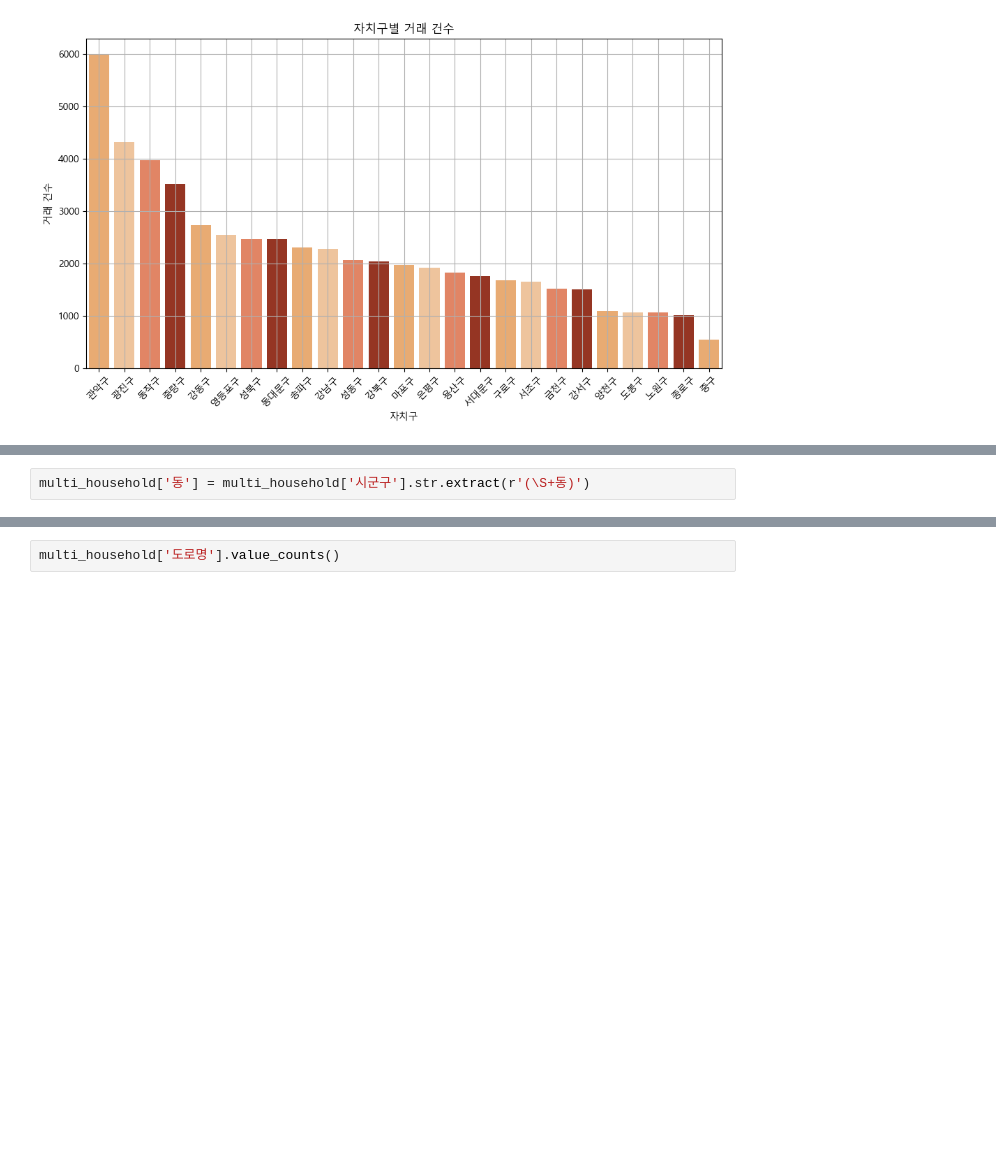
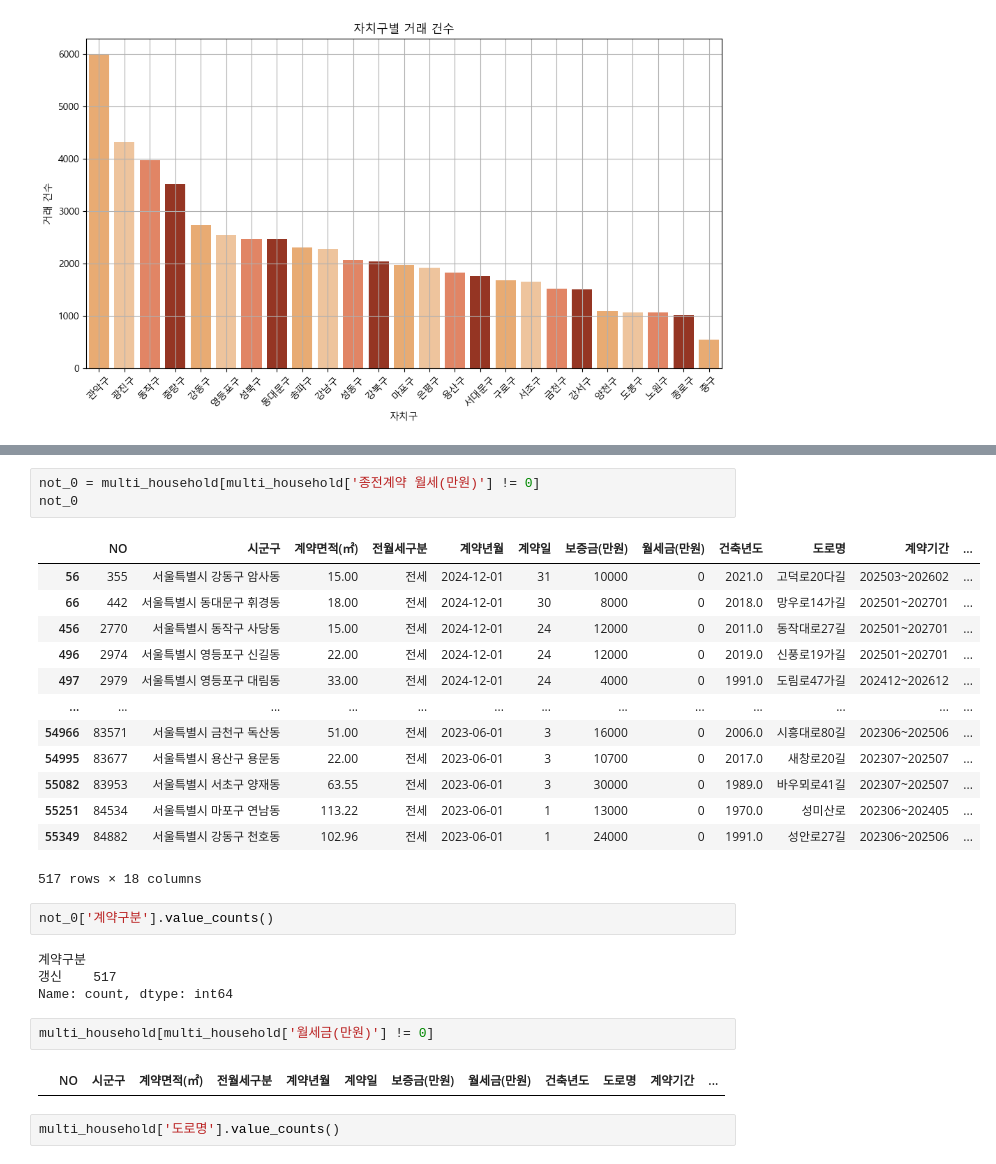
Before and after one commit to skqkrl/SDC_project, a Jupyter notebook: geumhui.ipynb, the cells around one changed output, grey strips where cells are left out. Saved outputs shown, nothing was run; the diff lists cells and outputs as text; blank space fills up the shorter version.

```diff
--- a/geumhui.ipynb
+++ b/geumhui.ipynb
@@ -443,2 +446,0 @@ multi_household.to_csv("단독다가구23,24합본.csv", index=False, encoding='
-# %%
-multi_household['동'] = multi_household['시군구'].str.extract(r'(\S+동)')
@@ -461,3 +447,30 @@ multi_household
+# %%
+not_0 = multi_household[multi_household['종전계약 월세(만원)'] != 0]
+not_0
+# %% [output]
+|  | NO | 시군구 | 계약면적(㎡) | 전월세구분 | 계약년월 | 계약일 | 보증금(만원) | 월세금(만원) | 건축년도 | 도로명 | 계약기간 | ... |
+| 56 | 355 | 서울특별시 강동구 암사동 | 15.00 | 전세 | 2024-12-01 | 31 | 10000 | 0 | 2021.0 | 고덕로20다길 | 202503~202602 | ... |
+| 66 | 442 | 서울특별시 동대문구 휘경동 | 18.00 | 전세 | 2024-12-01 | 30 | 8000 | 0 | 2018.0 | 망우로14가길 | 202501~202701 | ... |
+| 456 | 2770 | 서울특별시 동작구 사당동 | 15.00 | 전세 | 2024-12-01 | 24 | 12000 | 0 | 2011.0 | 동작대로27길 | 202501~202701 | ... |
+| 496 | 2974 | 서울특별시 영등포구 신길동 | 22.00 | 전세 | 2024-12-01 | 24 | 12000 | 0 | 2019.0 | 신풍로19가길 | 202501~202701 | ... |
+| 497 | 2979 | 서울특별시 영등포구 대림동 | 33.00 | 전세 | 2024-12-01 | 24 | 4000 | 0 | 1991.0 | 도림로47가길 | 202412~202612 | ... |
+| ... | ... | ... | ... | ... | ... | ... | ... | ... | ... | ... | ... | ... |
+| 54966 | 83571 | 서울특별시 금천구 독산동 | 51.00 | 전세 | 2023-06-01 | 3 | 16000 | 0 | 2006.0 | 시흥대로80길 | 202306~202506 | ... |
+| 54995 | 83677 | 서울특별시 용산구 용문동 | 22.00 | 전세 | 2023-06-01 | 3 | 10700 | 0 | 2017.0 | 새창로20길 | 202307~202507 | ... |
+| 55082 | 83953 | 서울특별시 서초구 양재동 | 63.55 | 전세 | 2023-06-01 | 3 | 30000 | 0 | 1989.0 | 바우뫼로41길 | 202307~202507 | ... |
+| 55251 | 84534 | 서울특별시 마포구 연남동 | 113.22 | 전세 | 2023-06-01 | 1 | 13000 | 0 | 1970.0 | 성미산로 | 202306~202405 | ... |
+| 55349 | 84882 | 서울특별시 강동구 천호동 | 102.96 | 전세 | 2023-06-01 | 1 | 24000 | 0 | 1991.0 | 성안로27길 | 202306~202506 | ... |
+517 rows × 18 columns
+# %%
+not_0['계약구분'].value_counts()
+# %% [output]
+계약구분
+갱신    517
+Name: count, dtype: int64
+# %%
+multi_household[multi_household['월세금(만원)'] != 0]
+# %% [output]
+|  | NO | 시군구 | 계약면적(㎡) | 전월세구분 | 계약년월 | 계약일 | 보증금(만원) | 월세금(만원) | 건축년도 | 도로명 | 계약기간 | ... |
 # %%
 multi_household['도로명'].value_counts()
 # %% [output]
```
Also changed, not shown: parts of 23 cells of this notebook.
